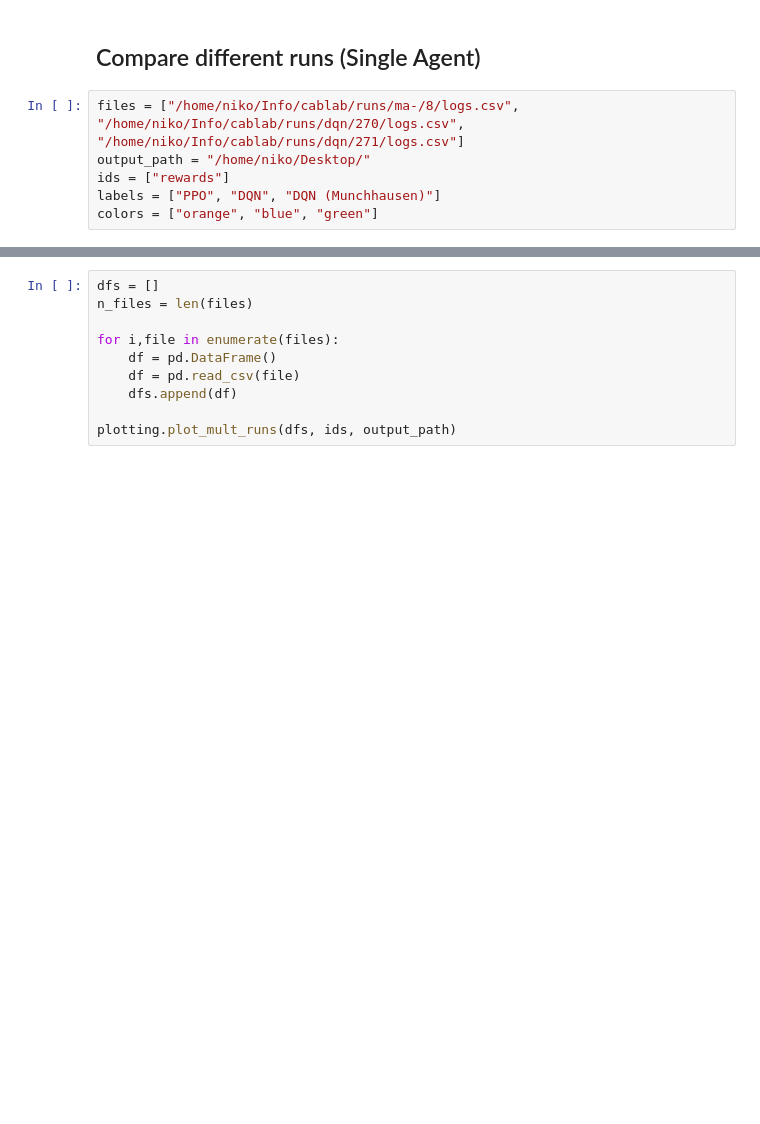
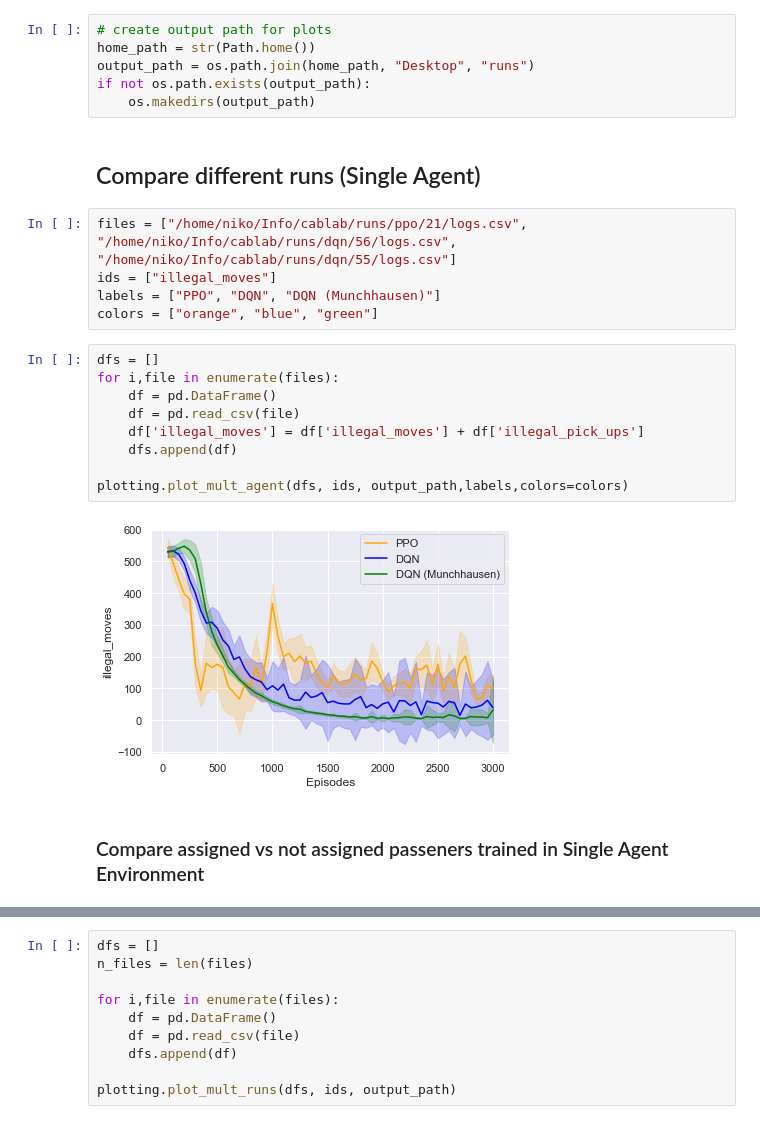
Before and after one commit to nikolim/cablab, a Jupyter notebook: create_plots.ipynb, the cells around one changed output, grey strips where cells are left out. Cells and saved outputs as stored; diff of their text form; blank space fills up the shorter version.

```diff
--- a/create_plots.ipynb
+++ b/create_plots.ipynb
@@ -9,8 +12,26 @@ import pandas as pd
+# %%
+# create output path for plots
+home_path = str(Path.home())
+output_path = os.path.join(home_path, "Desktop", "runs")
+if not os.path.exists(output_path):
+    os.makedirs(output_path)
 # %% [markdown]
 ## Compare different runs (Single Agent)
 # %%
-files = ["/home/niko/Info/cablab/runs/ma-/8/logs.csv", "/home/niko/Info/cablab/runs/dqn/270/logs.csv", "/home/niko/Info/cablab/runs/dqn/271/logs.csv"]
-output_path = "/home/niko/Desktop/"
-ids = ["rewards"]
+files = ["/home/niko/Info/cablab/runs/ppo/21/logs.csv", "/home/niko/Info/cablab/runs/dqn/56/logs.csv", "/home/niko/Info/cablab/runs/dqn/55/logs.csv"]
+ids = ["illegal_moves"]
 labels = ["PPO", "DQN", "DQN (Munchhausen)"]
 colors = ["orange", "blue", "green"]
+# %%
+dfs = []
+for i,file in enumerate(files):
+    df = pd.DataFrame()
+    df = pd.read_csv(file)
+    df['illegal_moves'] = df['illegal_moves'] + df['illegal_pick_ups']
+    dfs.append(df)
+
+plotting.plot_mult_agent(dfs, ids, output_path,labels,colors=colors)
+# %% [output]
+[figure, added]
+# %% [markdown]
+### Compare assigned vs not assigned passeners trained in Single Agent Environment
```
Also changed, not shown: parts of 12 cells of this notebook, 18 other files.
